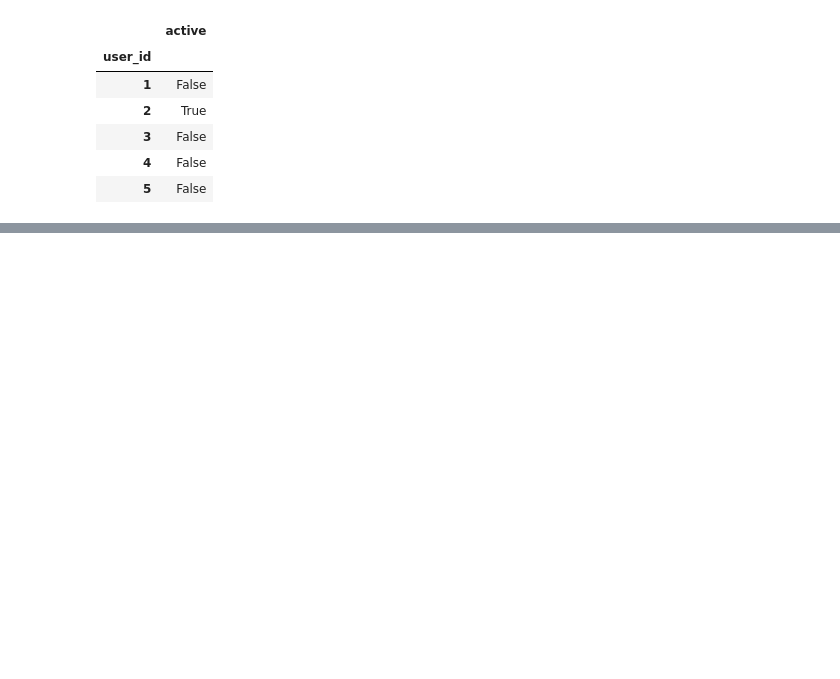
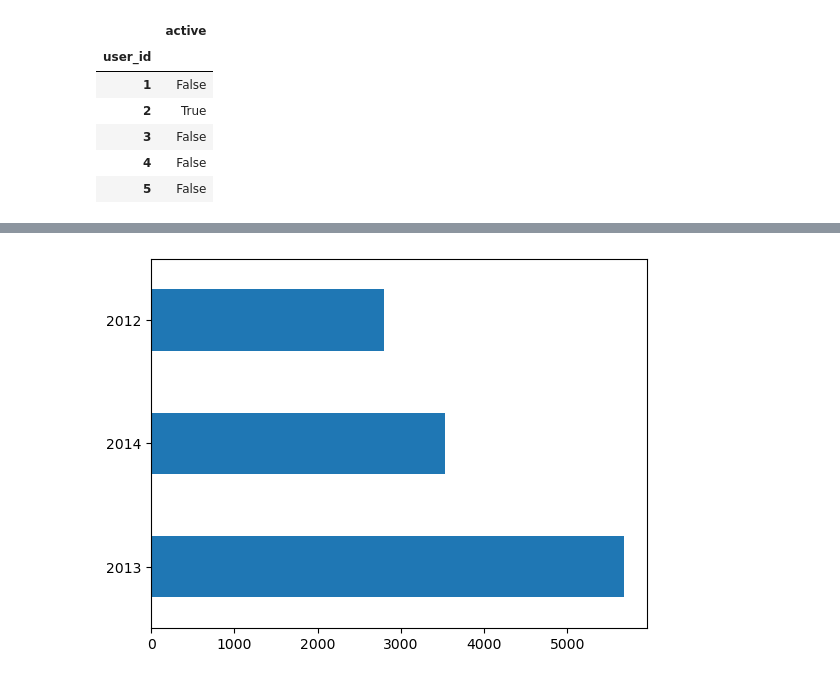
Before and after one commit to nhongphuc/relax-challenge, a Jupyter notebook: relax.ipynb, the cells around one changed output, grey strips where cells are left out. Saved outputs shown, nothing was run; the diff lists cells and outputs as text; code cells hidden in the pictures; blank space fills up the shorter version.

```diff
--- a/relax.ipynb
+++ b/relax.ipynb
@@ -115,0 +187,5 @@ df_aggregated_by_user_id.head()
+# %%
+combined_df['creation_year'].value_counts().plot(kind='barh')
+plt.show()
+# %% [output]
+[figure, added]
```
Also changed, not shown: parts of 41 cells of this notebook.
